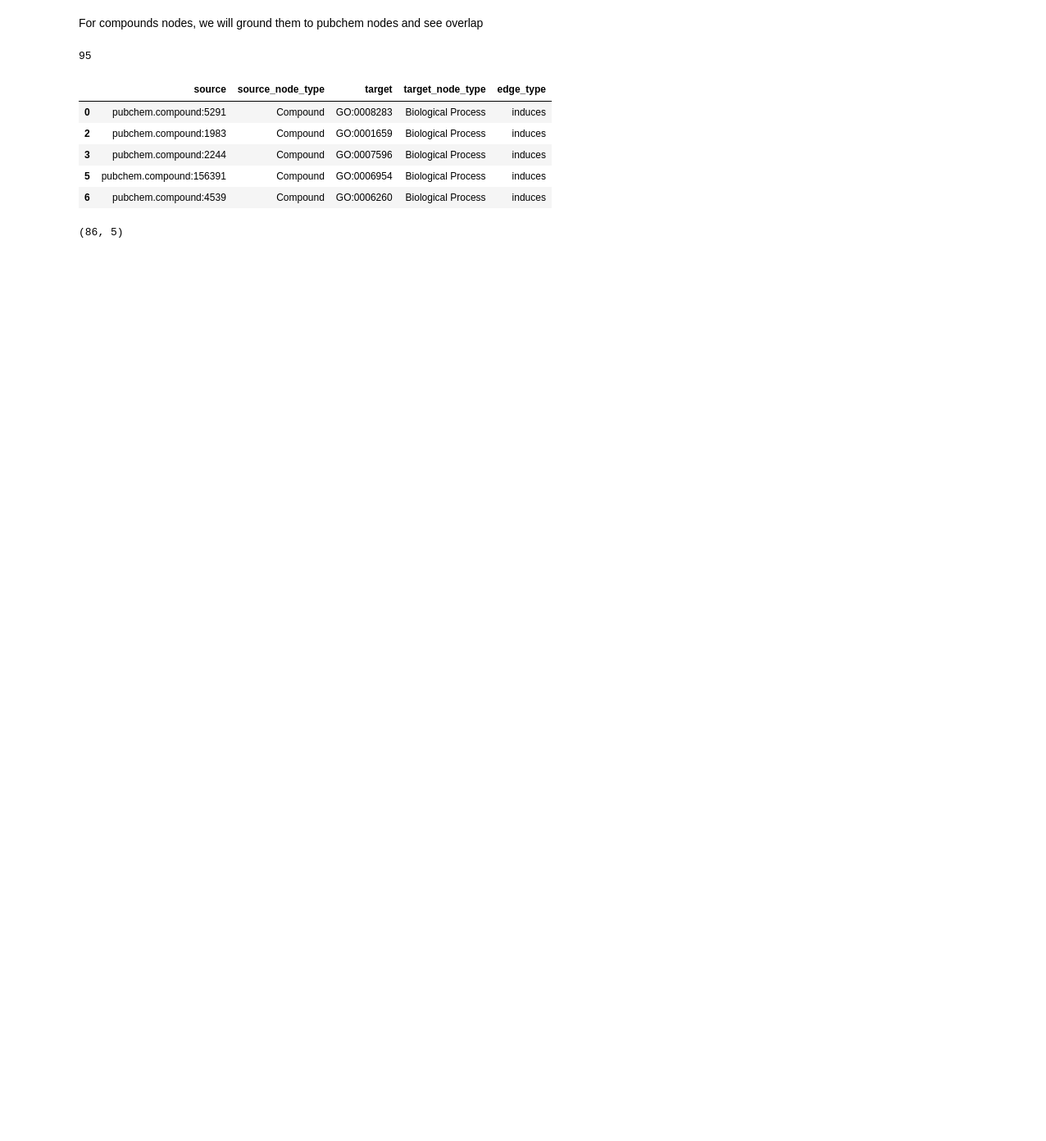
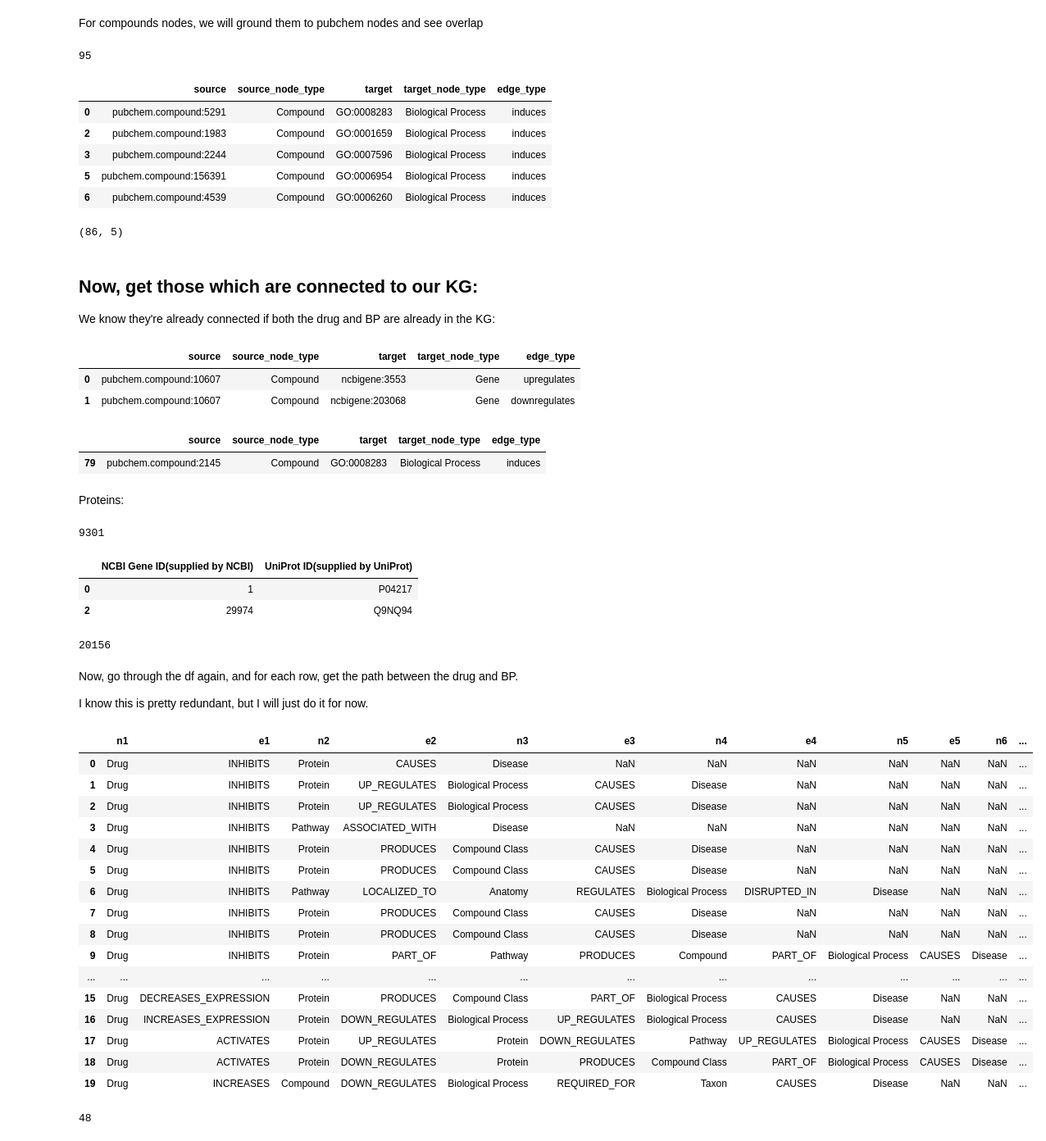
Before and after one commit to laurendelong21/MoA-Net, a Jupyter notebook: notebooks/generate_test_dataset.ipynb, the cells around one changed output. Shown: that part at 82% size. Cells and saved outputs as stored; diff of their text form; code cells hidden in the pictures; blank space fills up the shorter version.

Commit message:
Redid splits based on DrugMechDB

```diff
--- a/notebooks/generate_test_dataset.ipynb
+++ b/notebooks/generate_test_dataset.ipynb
@@ -20,8 +23,8 @@ node_names_df.head(2)
 | 0 | imatinib | INHIBITS | BCR/ABL | CAUSES | CML (ph+) | NaN | NaN | NaN | NaN | NaN | NaN | ... |
 | 1 | imatinib | INHIBITS | c-Kit | UP_REGULATES | Cellular proliferation | CAUSES | Systemic mast cell disease | NaN | NaN | NaN | NaN | ... |
 # %%
-node_type_df = pd.read_excel(f'{KG_DIR}/indication_MOA_paths.xlsx', sheet_name='metapaths')
-node_ids_df = pd.read_excel(f'{KG_DIR}/indication_MOA_paths.xlsx', sheet_name='node_ids')
+node_type_df = pd.read_excel(f'{VALIDATION_DIR}/indication_MOA_paths.xlsx', sheet_name='metapaths')
+node_ids_df = pd.read_excel(f'{VALIDATION_DIR}/indication_MOA_paths.xlsx', sheet_name='node_ids')
 # %%
 node_ids_df.head(2)
 # %% [output]
@@ -101,3 +106,14 @@ validation_df.head()
 validation_df.shape
 # %% [output]
 (86, 5)
+# %% [markdown]
+## Now, get those which are connected to our KG:
+
+We know they're already connected if both the drug and BP are already in the KG:
+# %%
+combined_kg = pd.read_csv(f'{KG_DIR}/full_kg.tsv', sep='\t')
+combined_kg.head(2)
+# %% [output]
+|  | source | source_node_type | target | target_node_type | edge_type |
+| 0 | pubchem.compound:10607 | Compound | ncbigene:3553 | Gene | upregulates |
+| 1 | pubchem.compound:10607 | Compound | ncbigene:203068 | Gene | downregulates |
@@ -103,0 +123,35 @@ validation_df.shape
+# %%
+validation_df.loc[(validation_df['source'].isin(drugs)) & (validation_df['target'].isin(bps))]
+# %% [output]
+|  | source | source_node_type | target | target_node_type | edge_type |
+| 79 | pubchem.compound:2145 | Compound | GO:0008283 | Biological Process | induces |
+# %% [markdown]
+Proteins:
+# %%
+target_sets = set(combined_kg[combined_kg['target'].str.startswith('ncbigene')]['target'].tolist())
+source_sets = set(combined_kg[combined_kg['source'].str.startswith('ncbigene')]['source'].tolist())
+proteins_in_kg = target_sets.union(source_sets)
+len(proteins_in_kg)
+# %% [output]
+9301
+# %%
+uniprot2ncbi = pd.read_csv(
+    's3://enveda-datascience/lauren/gene_mapping.tsv',
+    sep='\t',
+    usecols=['NCBI Gene ID(supplied by NCBI)', 'UniProt ID(supplied by UniProt)'],
+    dtype=str,
+)
+uniprot2ncbi.dropna(subset=['UniProt ID(supplied by UniProt)'], inplace=True)
+uniprot2ncbi.head(2)
+# %% [output]
+|  | NCBI Gene ID(supplied by NCBI) | UniProt ID(supplied by UniProt) |
+| 0 | 1 | P04217 |
+| 2 | 29974 | Q9NQ94 |
+# %%
+uniprot2ncbi['NCBI Gene ID(supplied by NCBI)'] = 'ncbigene:' + uniprot2ncbi['NCBI Gene ID(supplied by NCBI)']
+uniprot2ncbi['UniProt ID(supplied by UniProt)'] = 'UniProt:' + uniprot2ncbi['UniProt ID(supplied by UniProt)']
+uniprot2ncbi.set_index('UniProt ID(supplied by UniProt)', inplace=True)
+uniprot2ncbi = uniprot2ncbi.to_dict()['NCBI Gene ID(supplied by NCBI)']
+len(uniprot2ncbi)
+# %% [output]
+20156
@@ -103,0 +162,24 @@ validation_df.shape
+# %% [markdown]
+Now, go through the df again, and for each row, get the path between the drug and BP.
+
+I know this is pretty redundant, but I will just do it for now.
+# %%
+node_type_df.head(20)
+# %% [output]
+|  | n1 | e1 | n2 | e2 | n3 | e3 | n4 | e4 | n5 | e5 | n6 | ... |
+| 0 | Drug | INHIBITS | Protein | CAUSES | Disease | NaN | NaN | NaN | NaN | NaN | NaN | ... |
+| 1 | Drug | INHIBITS | Protein | UP_REGULATES | Biological Process | CAUSES | Disease | NaN | NaN | NaN | NaN | ... |
+| 2 | Drug | INHIBITS | Protein | UP_REGULATES | Biological Process | CAUSES | Disease | NaN | NaN | NaN | NaN | ... |
+| 3 | Drug | INHIBITS | Pathway | ASSOCIATED_WITH | Disease | NaN | NaN | NaN | NaN | NaN | NaN | ... |
+| 4 | Drug | INHIBITS | Protein | PRODUCES | Compound Class | CAUSES | Disease | NaN | NaN | NaN | NaN | ... |
+| 5 | Drug | INHIBITS | Protein | PRODUCES | Compound Class | CAUSES | Disease | NaN | NaN | NaN | NaN | ... |
+| 6 | Drug | INHIBITS | Pathway | LOCALIZED_TO | Anatomy | REGULATES | Biological Process | DISRUPTED_IN | Disease | NaN | NaN | ... |
+| 7 | Drug | INHIBITS | Protein | PRODUCES | Compound Class | CAUSES | Disease | NaN | NaN | NaN | NaN | ... |
+| 8 | Drug | INHIBITS | Protein | PRODUCES | Compound Class | CAUSES | Disease | NaN | NaN | NaN | NaN | ... |
+| 9 | Drug | INHIBITS | Protein | PART_OF | Pathway | PRODUCES | Compound | PART_OF | Biological Process | CAUSES | Disease | ... |
+| ... | ... | ... | ... | ... | ... | ... | ... | ... | ... | ... | ... | ... |
+| 15 | Drug | DECREASES_EXPRESSION | Protein | PRODUCES | Compound Class | PART_OF | Biological Process | CAUSES | Disease | NaN | NaN | ... |
+| 16 | Drug | INCREASES_EXPRESSION | Protein | DOWN_REGULATES | Biological Process | UP_REGULATES | Biological Process | CAUSES | Disease | NaN | NaN | ... |
+| 17 | Drug | ACTIVATES | Protein | UP_REGULATES | Protein | DOWN_REGULATES | Pathway | UP_REGULATES | Biological Process | CAUSES | Disease | ... |
+| 18 | Drug | ACTIVATES | Protein | DOWN_REGULATES | Protein | PRODUCES | Compound Class | PART_OF | Biological Process | CAUSES | Disease | ... |
+| 19 | Drug | INCREASES | Compound | DOWN_REGULATES | Biological Process | REQUIRED_FOR | Taxon | CAUSES | Disease | NaN | NaN | ... |
@@ -103,0 +216,4 @@ validation_df.shape
+# %%
+len(validation_moas)
+# %% [output]
+48
```
Also changed, not shown: parts of 19 cells of this notebook, 7 other files.
